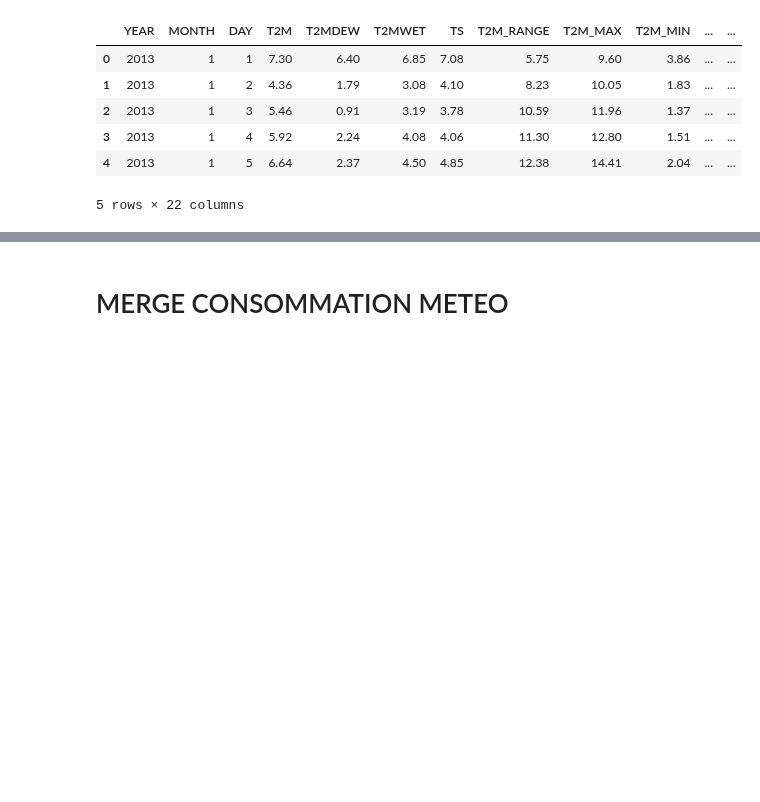
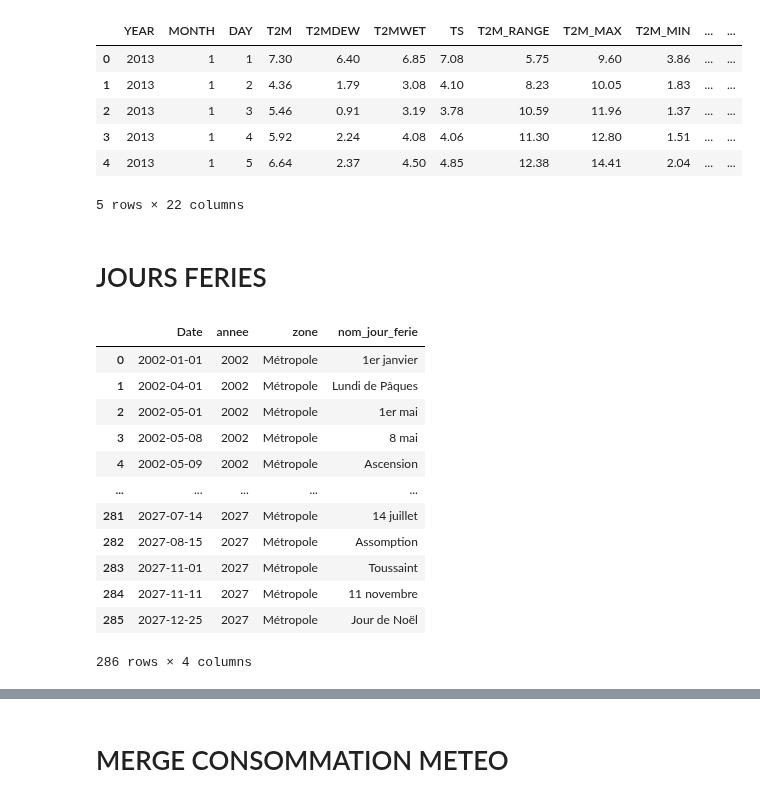
Before and after one commit to thomasbordier/forecast_energy_consumption, a Jupyter notebook: notebooks/data_preparation.ipynb, the cells around one changed output, grey strips where cells are left out. Drawn from its saved outputs; the diff is of its cells as text; code cells hidden in the pictures; blank space fills up the shorter version.

Commit message:
push des notebooks + modification data préparation

```diff
--- a/notebooks/data_preparation.ipynb
+++ b/notebooks/data_preparation.ipynb
@@ -106,3 +106,24 @@ df_weather.head()
 # %%
 df_weather.reset_index(drop=True)
 df_weather.to_csv('../raw_data/df_weather_clean.csv')
+# %% [markdown]
+# JOURS FERIES
+# %%
+df_ferie = pd.read_csv("../raw_data/jours_feries_metropole.csv")
+# %%
+df_ferie = df_ferie.rename(columns={'date': 'Date'})
+df_ferie
+# %% [output]
+|  | Date | annee | zone | nom_jour_ferie |
+| 0 | 2002-01-01 | 2002 | Métropole | 1er janvier |
+| 1 | 2002-04-01 | 2002 | Métropole | Lundi de Pâques |
+| 2 | 2002-05-01 | 2002 | Métropole | 1er mai |
+| 3 | 2002-05-08 | 2002 | Métropole | 8 mai |
+| 4 | 2002-05-09 | 2002 | Métropole | Ascension |
+| ... | ... | ... | ... | ... |
+| 281 | 2027-07-14 | 2027 | Métropole | 14 juillet |
+| 282 | 2027-08-15 | 2027 | Métropole | Assomption |
+| 283 | 2027-11-01 | 2027 | Métropole | Toussaint |
+| 284 | 2027-11-11 | 2027 | Métropole | 11 novembre |
+| 285 | 2027-12-25 | 2027 | Métropole | Jour de Noël |
+286 rows × 4 columns
```
Also changed, not shown: parts of 9 cells of this notebook, 12 other files.
